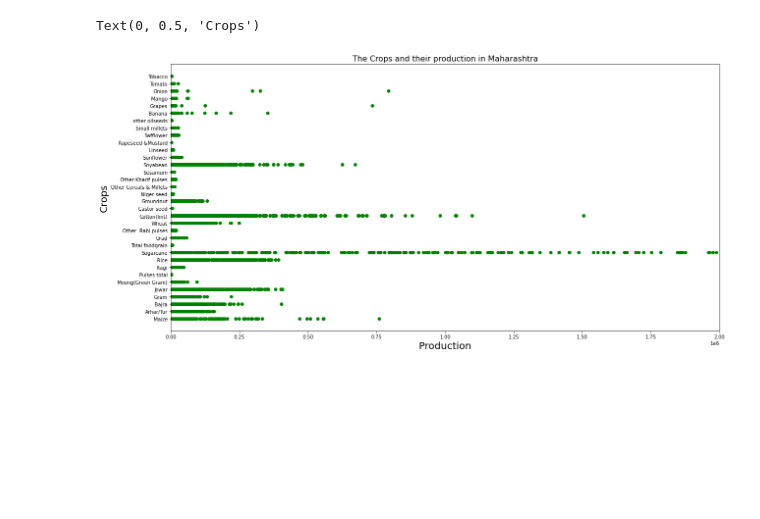
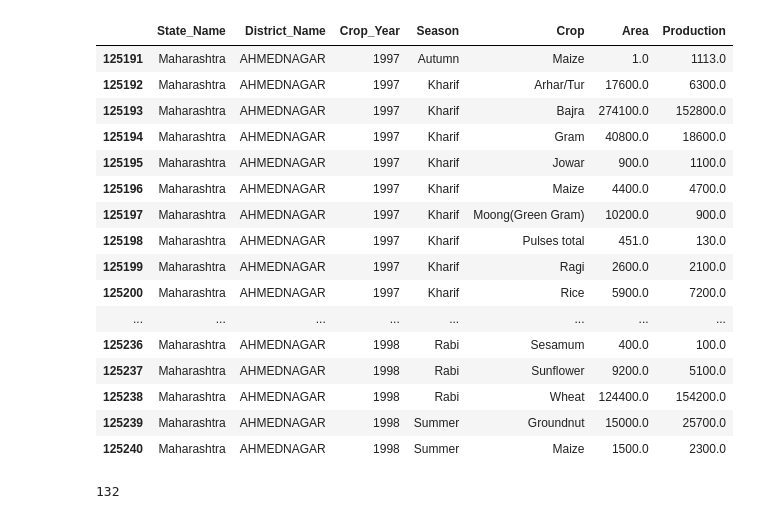
Before and after one commit to sanket9921/Graphs-of-Crops-and-their-poduction, a Jupyter notebook: Agriculture.ipynb, the cells around one changed output. Drawn from its saved outputs; the diff is of its cells as text; code cells hidden in the pictures; blank space fills up the shorter version.

```diff
--- a/Agriculture.ipynb
+++ b/Agriculture.ipynb
@@ -16,0 +52,24 @@ maharashtra = df.groupby('State_Name').get_group('Maharashtra')
+# %%
+maharashtra.head(50)
+# %% [output]
+|  | State_Name | District_Name | Crop_Year | Season | Crop | Area | Production |
+| 125191 | Maharashtra | AHMEDNAGAR | 1997 | Autumn | Maize | 1.0 | 1113.0 |
+| 125192 | Maharashtra | AHMEDNAGAR | 1997 | Kharif | Arhar/Tur | 17600.0 | 6300.0 |
+| 125193 | Maharashtra | AHMEDNAGAR | 1997 | Kharif | Bajra | 274100.0 | 152800.0 |
+| 125194 | Maharashtra | AHMEDNAGAR | 1997 | Kharif | Gram | 40800.0 | 18600.0 |
+| 125195 | Maharashtra | AHMEDNAGAR | 1997 | Kharif | Jowar | 900.0 | 1100.0 |
+| 125196 | Maharashtra | AHMEDNAGAR | 1997 | Kharif | Maize | 4400.0 | 4700.0 |
+| 125197 | Maharashtra | AHMEDNAGAR | 1997 | Kharif | Moong(Green Gram) | 10200.0 | 900.0 |
+| 125198 | Maharashtra | AHMEDNAGAR | 1997 | Kharif | Pulses total | 451.0 | 130.0 |
+| 125199 | Maharashtra | AHMEDNAGAR | 1997 | Kharif | Ragi | 2600.0 | 2100.0 |
+| 125200 | Maharashtra | AHMEDNAGAR | 1997 | Kharif | Rice | 5900.0 | 7200.0 |
+| ... | ... | ... | ... | ... | ... | ... | ... |
+| 125236 | Maharashtra | AHMEDNAGAR | 1998 | Rabi | Sesamum | 400.0 | 100.0 |
+| 125237 | Maharashtra | AHMEDNAGAR | 1998 | Rabi | Sunflower | 9200.0 | 5100.0 |
+| 125238 | Maharashtra | AHMEDNAGAR | 1998 | Rabi | Wheat | 124400.0 | 154200.0 |
+| 125239 | Maharashtra | AHMEDNAGAR | 1998 | Summer | Groundnut | 15000.0 | 25700.0 |
+| 125240 | Maharashtra | AHMEDNAGAR | 1998 | Summer | Maize | 1500.0 | 2300.0 |
+# %%
+maharashtra['Production'].isnull().sum()
+# %% [output]
+132
@@ -18,10 +81,7 @@ maharashtra = df.groupby('State_Name').get_group('Maharashtra')
 
 plt.figure(figsize=(20,10))
 plt.scatter(maharashtra['Production'].fillna(1),maharashtra.Crop,color = 'green')
-plt.xlim(0 ,2000000)
+plt.xlim(0 ,3000000)
 plt.title('The Crops and their production in Maharashtra',fontsize=16)
 plt.xlabel('Production',fontsize=20)
 plt.ylabel('Crops',fontsize=20)
-# %% [output]
-Text(0, 0.5, 'Crops')
-[figure, removed]
```
Also changed, not shown: parts of 12 cells of this notebook.
